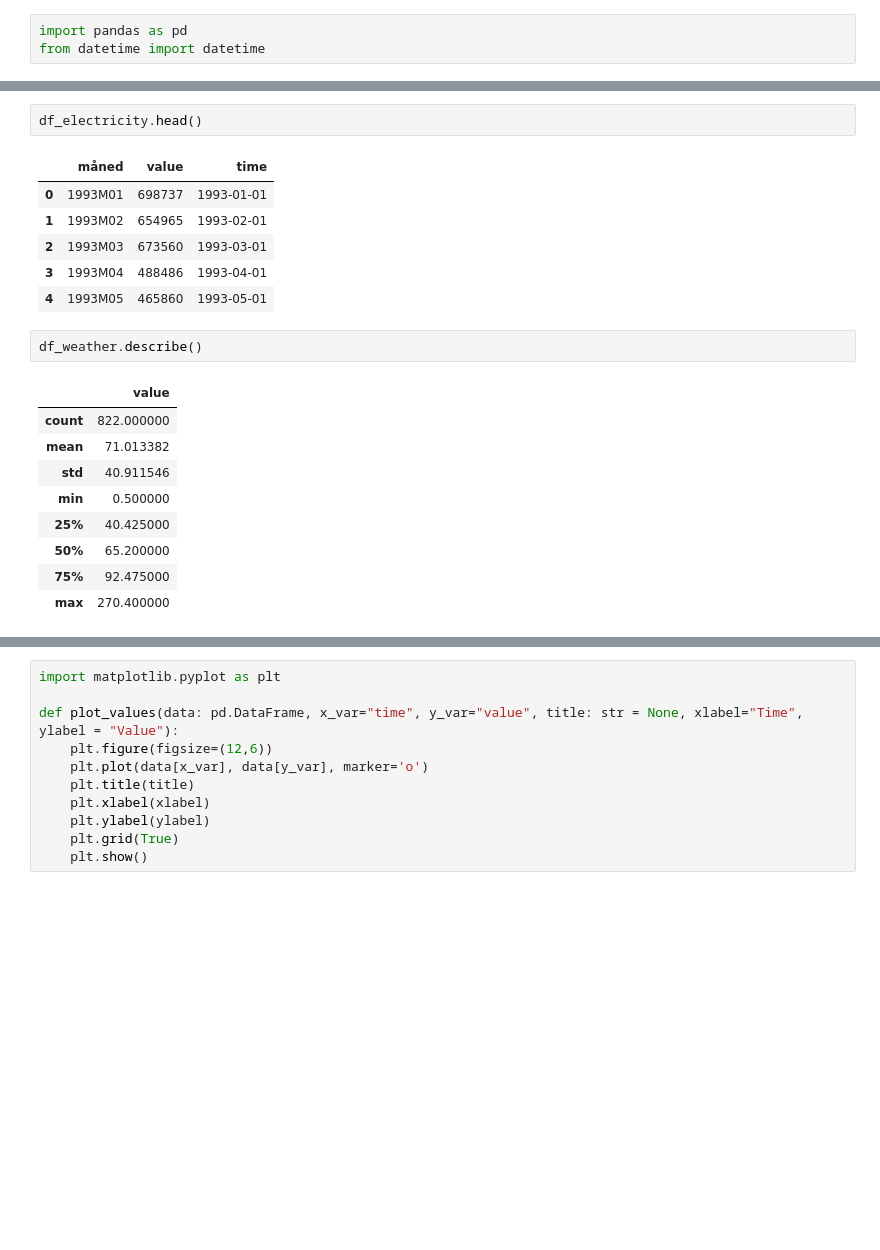
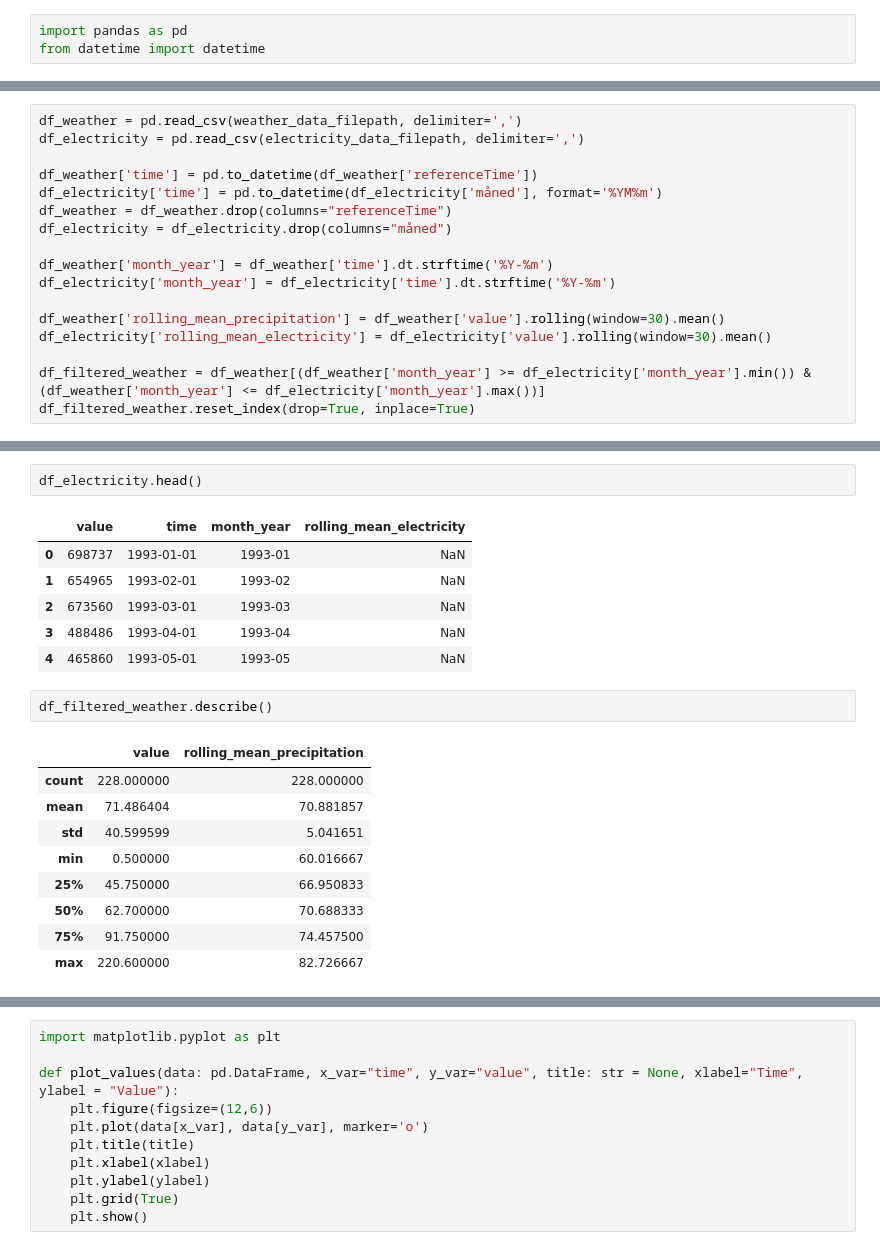
Before and after one commit to alexmakassiouk/ntnu-time-series, a Jupyter notebook: exploration.ipynb, the cells around one changed output, grey strips where cells are left out. Drawn from its saved outputs; the diff is of its cells as text; blank space fills up the shorter version.

```diff
--- a/exploration.ipynb
+++ b/exploration.ipynb
@@ -21,0 +7,17 @@ df_weather.tail()
+# %%
+df_weather = pd.read_csv(weather_data_filepath, delimiter=',')
+df_electricity = pd.read_csv(electricity_data_filepath, delimiter=',')
+
+df_weather['time'] = pd.to_datetime(df_weather['referenceTime'])
+df_electricity['time'] = pd.to_datetime(df_electricity['måned'], format='%YM%m')
+df_weather = df_weather.drop(columns="referenceTime")
+df_electricity = df_electricity.drop(columns="måned")
+
+df_weather['month_year'] = df_weather['time'].dt.strftime('%Y-%m')
+df_electricity['month_year'] = df_electricity['time'].dt.strftime('%Y-%m')
+
+df_weather['rolling_mean_precipitation'] = df_weather['value'].rolling(window=30).mean()
+df_electricity['rolling_mean_electricity'] = df_electricity['value'].rolling(window=30).mean()
+
+df_filtered_weather = df_weather[(df_weather['month_year'] >= df_electricity['month_year'].min()) & (df_weather['month_year'] <= df_electricity['month_year'].max())]
+df_filtered_weather.reset_index(drop=True, inplace=True)
@@ -22,24 +33,24 @@ df_weather.tail()
 # %%
 df_electricity.head()
 # %% [output]
-|  | måned | value | time |
-| 0 | 1993M01 | 698737 | 1993-01-01 |
-| 1 | 1993M02 | 654965 | 1993-02-01 |
-| 2 | 1993M03 | 673560 | 1993-03-01 |
-| 3 | 1993M04 | 488486 | 1993-04-01 |
-| 4 | 1993M05 | 465860 | 1993-05-01 |
+|  | value | time | month_year | rolling_mean_electricity |
+| 0 | 698737 | 1993-01-01 | 1993-01 | NaN |
+| 1 | 654965 | 1993-02-01 | 1993-02 | NaN |
+| 2 | 673560 | 1993-03-01 | 1993-03 | NaN |
+| 3 | 488486 | 1993-04-01 | 1993-04 | NaN |
+| 4 | 465860 | 1993-05-01 | 1993-05 | NaN |
 # %%
-df_weather.describe()
+df_filtered_weather.describe()
 # %% [output]
-|  | value |
-| count | 822.000000 |
-| mean | 71.013382 |
-| std | 40.911546 |
-| min | 0.500000 |
-| 25% | 40.425000 |
-| 50% | 65.200000 |
-| 75% | 92.475000 |
-| max | 270.400000 |
+|  | value | rolling_mean_precipitation |
+| count | 228.000000 | 228.000000 |
+| mean | 71.486404 | 70.881857 |
+| std | 40.599599 | 5.041651 |
+| min | 0.500000 | 60.016667 |
+| 25% | 45.750000 | 66.950833 |
+| 50% | 62.700000 | 70.688333 |
+| 75% | 91.750000 | 74.457500 |
+| max | 220.600000 | 82.726667 |
 # %%
 df_electricity.describe()
 # %% [output]
```
Also changed, not shown: parts of 12 cells of this notebook.
